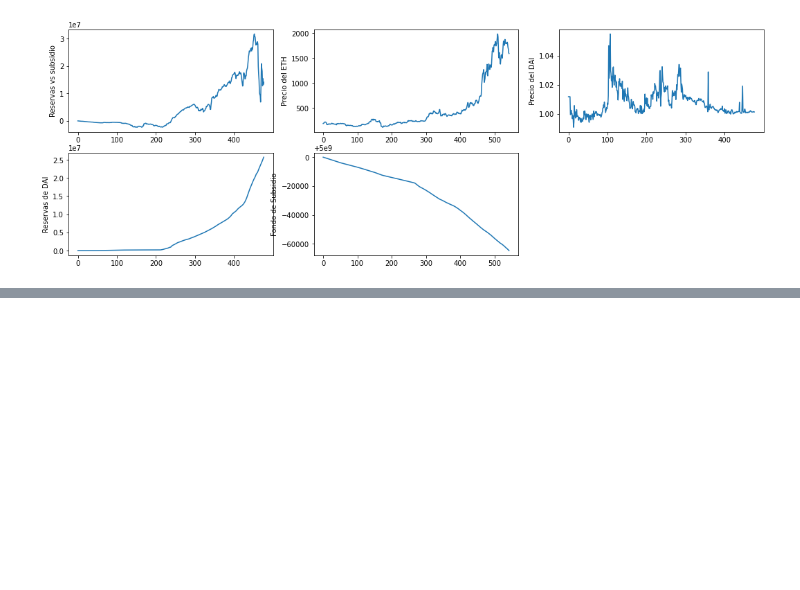
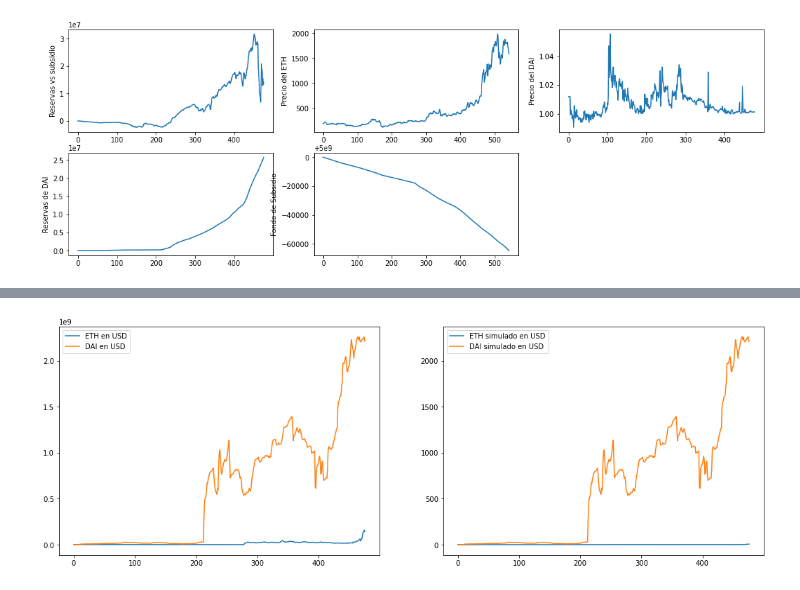
Before and after one commit to TruStartUp/tropyco-simulation, a Jupyter notebook: Modelo Hurricane/Simulación de Hurricane con los datos históricos de compound.ipynb, the cells around one changed output, grey strips where cells are left out. Drawn from its saved outputs; the diff is of its cells as text; code cells hidden in the pictures; blank space fills up the shorter version.

```diff
--- a/Modelo Hurricane/Simulación de Hurricane con los datos históricos de compound.ipynb
+++ b/Modelo Hurricane/Simulación de Hurricane con los datos históricos de compound.ipynb
@@ -564,0 +611,50 @@ plt.show()
+# %%
+lenData = min(len(TB),len(TBD))
+
+TB = TB[:lenData]
+TBD = TBD[:lenData]
+
+TBN = []
+TBmin = min(TB)
+
+for value in TB:
+    TBN.append((value - TBmin)*0.000001*1/volM)
+
+TBDN = []
+TBDmin = min(TBD)
+
+for value in TBD:
+    TBDN.append((value - TBDmin)*0.000001)
+
+# Comparación en USD
+
+# Valores reales tomados del API de Compound
+TBP = []
+for value in range(len(TB)):
+    TBP.append(TB[value]*PR[value])
+
+TBDP = []
+for value in range(len(TBD)):
+    TBDP.append(TBD[value]*PRD[value])
+
+# Valores simulados
+TBNP = []
+for value in range(len(TBN)):
+    TBNP.append(TBN[value]*PR[value])
+
+TBDNP = []
+for value in range(len(TBDN)):
+    TBDNP.append(TBDN[value]*PRD[value])
+
+plt.subplot(1,2,1)
+plt.plot(TBP,label = "ETH en USD")
+plt.plot(TBDP,label = "DAI en USD")
+plt.legend()
+
+plt.subplot(1,2,2)
+plt.plot(TBNP,label = "ETH simulado en USD")
+plt.plot(TBDNP,label = "DAI simulado en USD")
+plt.legend()
+plt.show()
+# %% [output]
+[figure, added]
```
Also changed, not shown: parts of 31 cells of this notebook.
